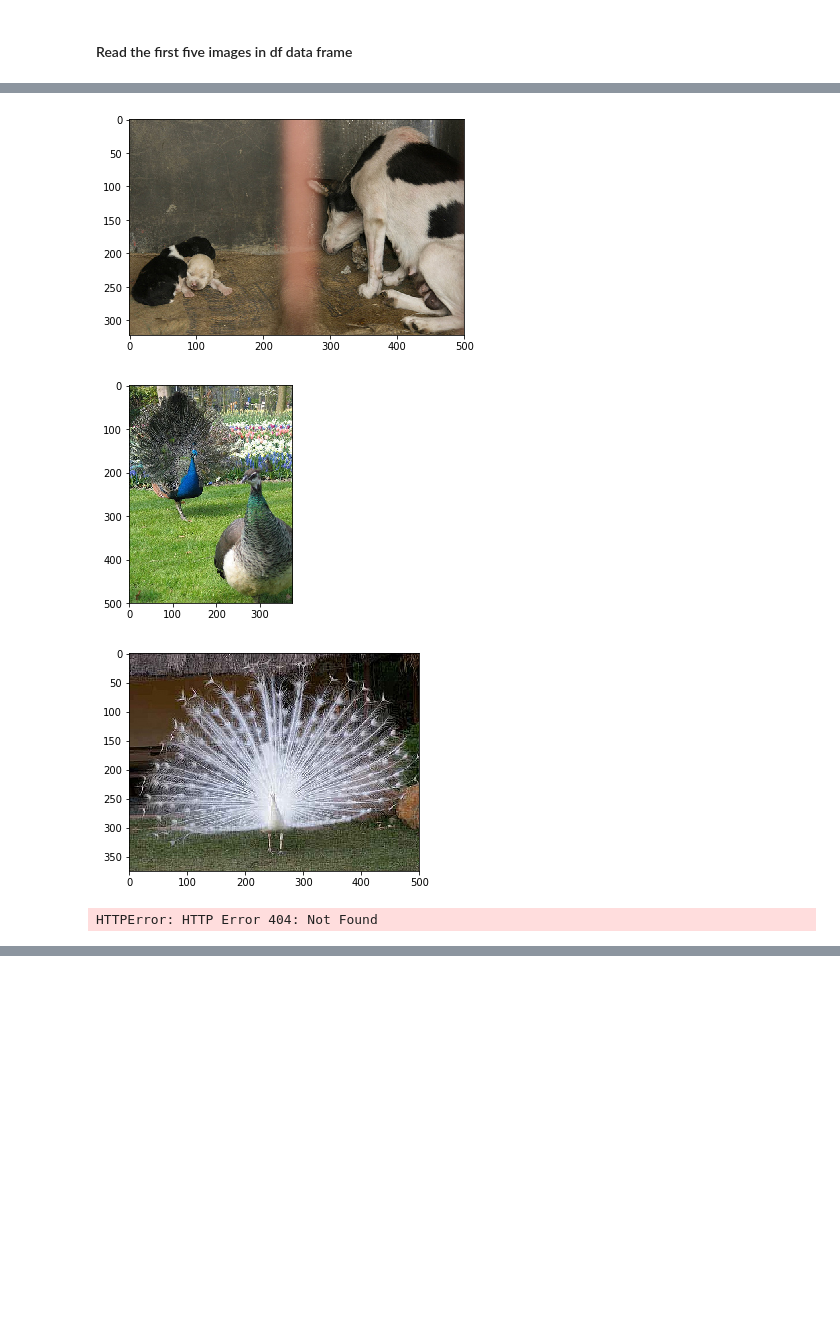
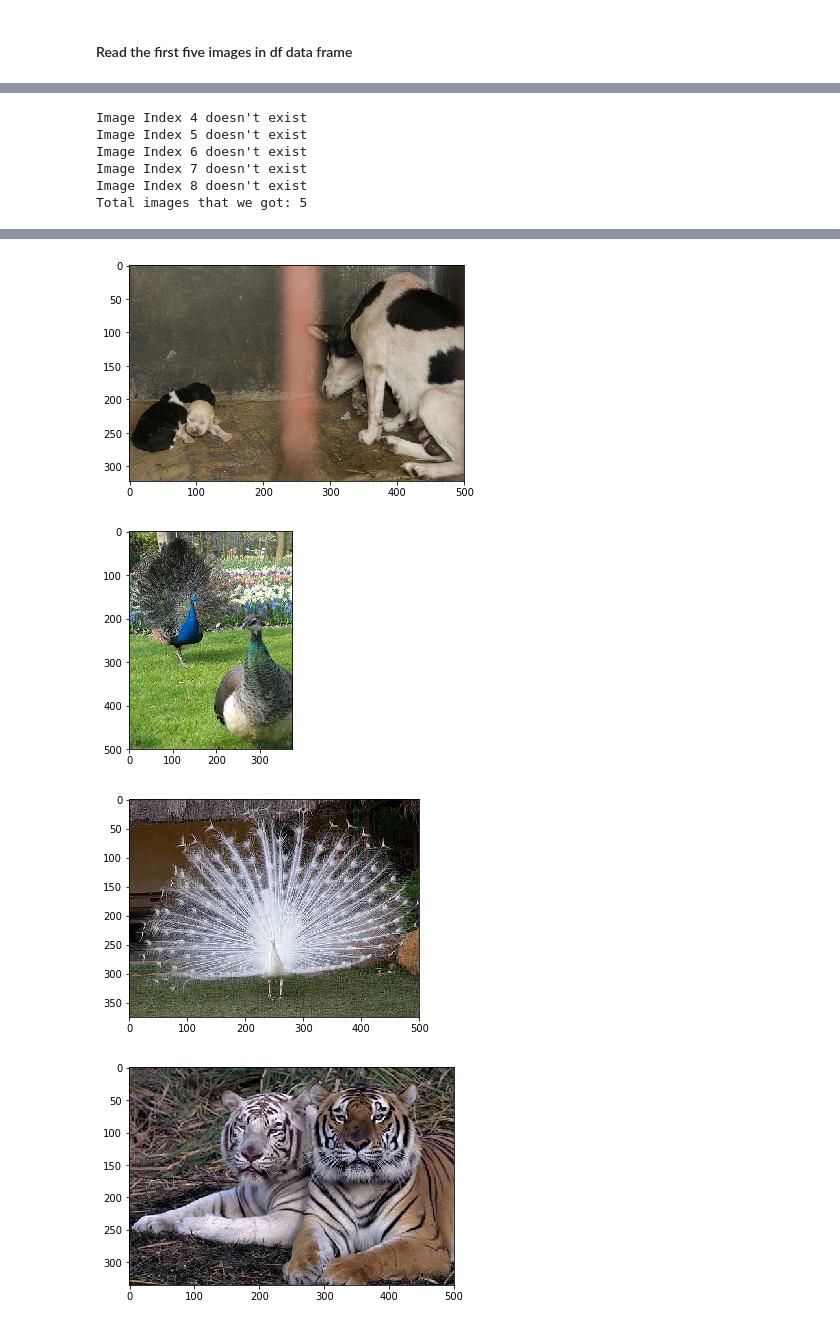
Before and after one commit to victoryeh5566/ML100-Days, a Jupyter notebook: homework/Day_003-2_HW.ipynb, the cells around one changed output, grey strips where cells are left out. Drawn from its saved outputs; the diff is of its cells as text; code cells hidden in the pictures; blank space fills up the shorter version.

```diff
--- a/homework/Day_003-2_HW.ipynb
+++ b/homework/Day_003-2_HW.ipynb
@@ -71,24 +53,31 @@ plt.show()
-# %%
-img2 = skio.imread(d2[1])
-plt.imshow(img2)
-plt.show()
-# %% [output]
-[figure, removed]
-# %%
-img3 = skio.imread(d2[2])
-plt.imshow(img3)
-plt.show()
-# %% [output]
-[figure, removed]
-# %%
-img4 = skio.imread(d2[3])
-plt.imshow(img4)
-plt.show()
-# %% [output]
-[figure, removed]
-# %%
-img5 = skio.imread(d2[4])
-plt.imshow(img5)
-plt.show()
-# %% [output]
-HTTPError: HTTP Error 404: Not Found
+# %%
+def img2arr_fromURLs(url_list, resize = False):
+    img_list = []
+    i = 0
+    j = 0
+    while i < 5:
+        link = url_list[j]
+        try:
+            response = requests.get(link)
+            img_list.append(Image.open(BytesIO(response.content)))
+        except:
+            print('Image Index {} doesn\'t exist'.format(j))
+        else:
+            i += 1
+        finally:
+            j += 1
+    return img_list
+# %%
+result = img2arr_fromURLs(df.iloc[:,1].values)
+print("Total images that we got: %i " % len(result)) # 如果不等於 5, 代表有些連結失效囉
+
+for im_get in result:
+    plt.imshow(im_get)
+    plt.show()
+# %% [output]
+Image Index 4 doesn't exist
+Image Index 5 doesn't exist
+Image Index 6 doesn't exist
+Image Index 7 doesn't exist
+Image Index 8 doesn't exist
+Total images that we got: 5
@@ -94,0 +85,4 @@ HTTPError: HTTP Error 404: Not Found
+[figure, added]
+[figure, added]
+[figure, added]
+[figure, added]
```
Also changed, not shown: parts of 4 cells of this notebook.
